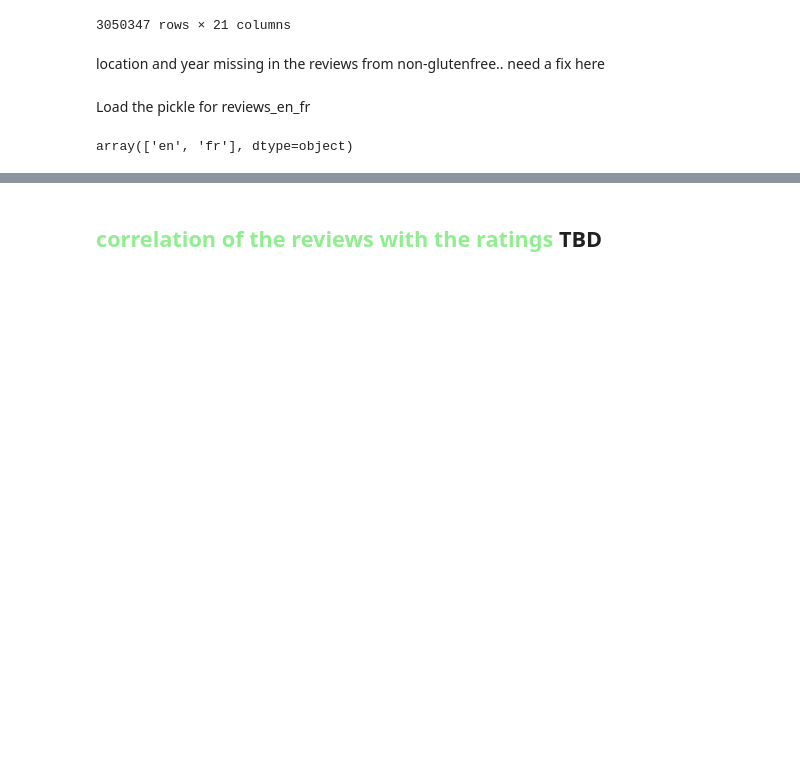
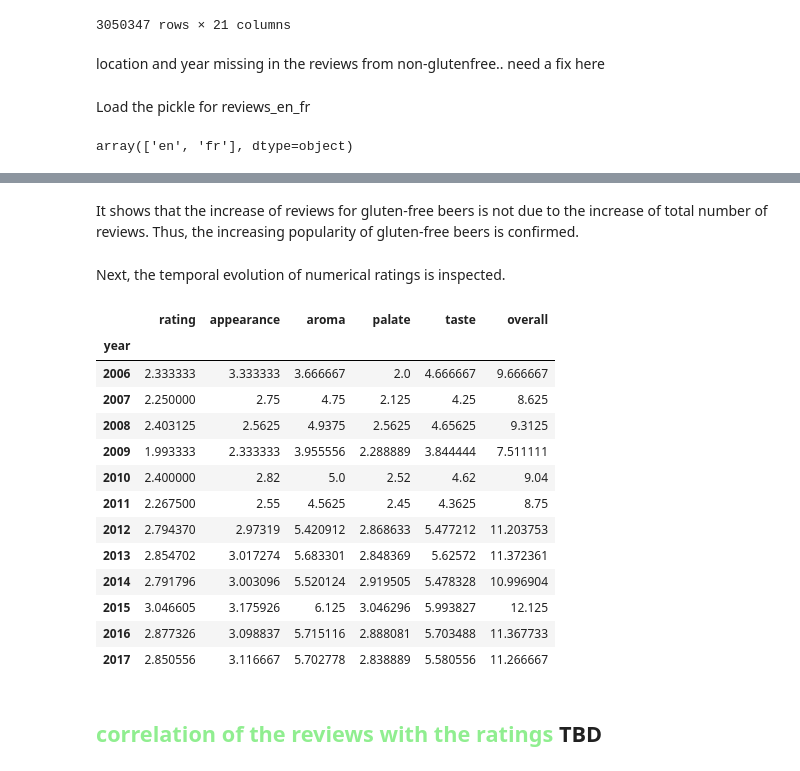
Before and after one commit to epfl-ada/ada-2023-project-adarescueteam, a Jupyter notebook: code/P3.ipynb, the cells around one changed output, grey strips where cells are left out. Cells and saved outputs as stored; diff of their text form; code cells hidden in the pictures; blank space fills up the shorter version.

```diff
--- a/code/P3.ipynb
+++ b/code/P3.ipynb
@@ -493,2 +592,24 @@ array(['en', 'fr'], dtype=object)
+# %% [markdown]
+It shows that the increase of reviews for gluten-free beers is not due to the increase of total number of reviews. Thus, the increasing popularity of gluten-free beers is confirmed.
+# %% [markdown]
+Next, the temporal evolution of numerical ratings is inspected.
+# %%
+gf_year_mean = reviews_en_fr[reviews_en_fr['glutenfree'] == True][['rating','year', 'appearance','aroma','palate','taste','overall']].groupby('year').mean()
+gf_year_mean
+# %% [output]
+|  | rating | appearance | aroma | palate | taste | overall |
+| year |  |  |  |  |  |  |
+| 2006 | 2.333333 | 3.333333 | 3.666667 | 2.0 | 4.666667 | 9.666667 |
+| 2007 | 2.250000 | 2.75 | 4.75 | 2.125 | 4.25 | 8.625 |
+| 2008 | 2.403125 | 2.5625 | 4.9375 | 2.5625 | 4.65625 | 9.3125 |
+| 2009 | 1.993333 | 2.333333 | 3.955556 | 2.288889 | 3.844444 | 7.511111 |
+| 2010 | 2.400000 | 2.82 | 5.0 | 2.52 | 4.62 | 9.04 |
+| 2011 | 2.267500 | 2.55 | 4.5625 | 2.45 | 4.3625 | 8.75 |
+| 2012 | 2.794370 | 2.97319 | 5.420912 | 2.868633 | 5.477212 | 11.203753 |
+| 2013 | 2.854702 | 3.017274 | 5.683301 | 2.848369 | 5.62572 | 11.372361 |
+| 2014 | 2.791796 | 3.003096 | 5.520124 | 2.919505 | 5.478328 | 10.996904 |
+| 2015 | 3.046605 | 3.175926 | 6.125 | 3.046296 | 5.993827 | 12.125 |
+| 2016 | 2.877326 | 3.098837 | 5.715116 | 2.888081 | 5.703488 | 11.367733 |
+| 2017 | 2.850556 | 3.116667 | 5.702778 | 2.838889 | 5.580556 | 11.266667 |
 # %% [markdown]
 ## <span style="color: lightgreen;">correlation of the reviews with the ratings</span> TBD
```
Also changed, not shown: parts of 18 cells of this notebook.
